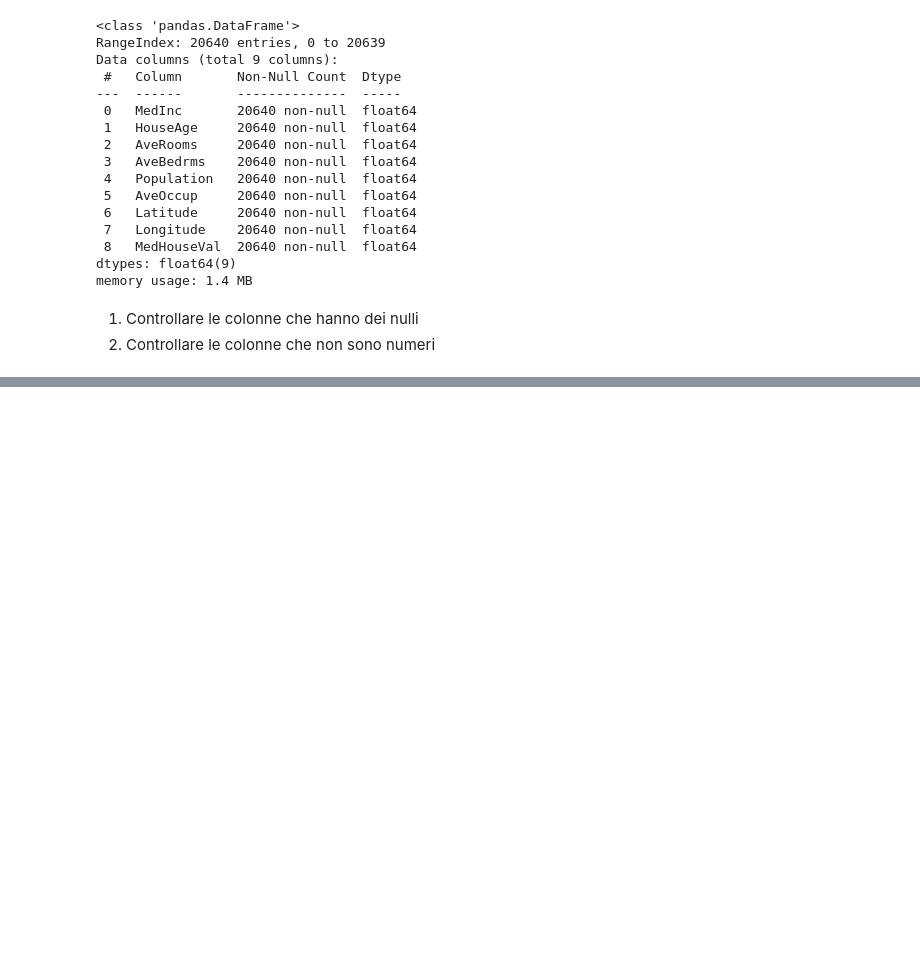
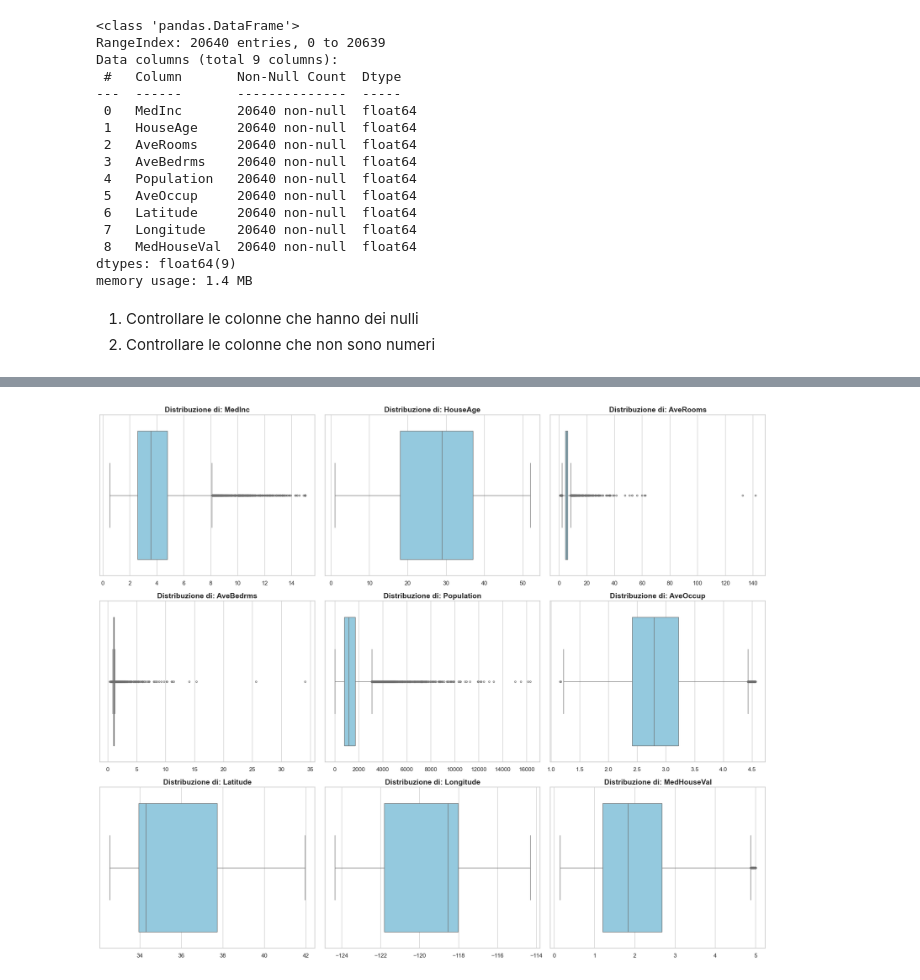
Before and after one commit to VeronicaVeneroso/Deposito_Veneroso, a Jupyter notebook: Corso_Python/Marzo/02_Lunedi/California.ipynb, the cells around one changed output, grey strips where cells are left out. Cells and saved outputs as stored; diff of their text form; code cells hidden in the pictures; blank space fills up the shorter version.

```diff
--- a/Corso_Python/Marzo/02_Lunedi/California.ipynb
+++ b/Corso_Python/Marzo/02_Lunedi/California.ipynb
@@ -61,0 +173,17 @@ memory usage: 1.4 MB
+# %%
+import matplotlib.pyplot as plt
+import seaborn as sns
+
+sns.set_theme(style="whitegrid")
+fig, axes = plt.subplots(nrows=3, ncols=3, figsize=(18, 15))
+axes = axes.flatten()
+
+for i, col in enumerate(df_iqr.columns):
+    sns.boxplot(x=df_iqr[col], ax=axes[i], color='skyblue', fliersize=3)
+    axes[i].set_title(f'Distribuzione di: {col}', fontsize=14, fontweight='bold')
+    axes[i].set_xlabel('')
+
+plt.tight_layout()
+plt.show()
+# %% [output]
+[figure, added]
```
Also changed, not shown: parts of 28 cells of this notebook.
